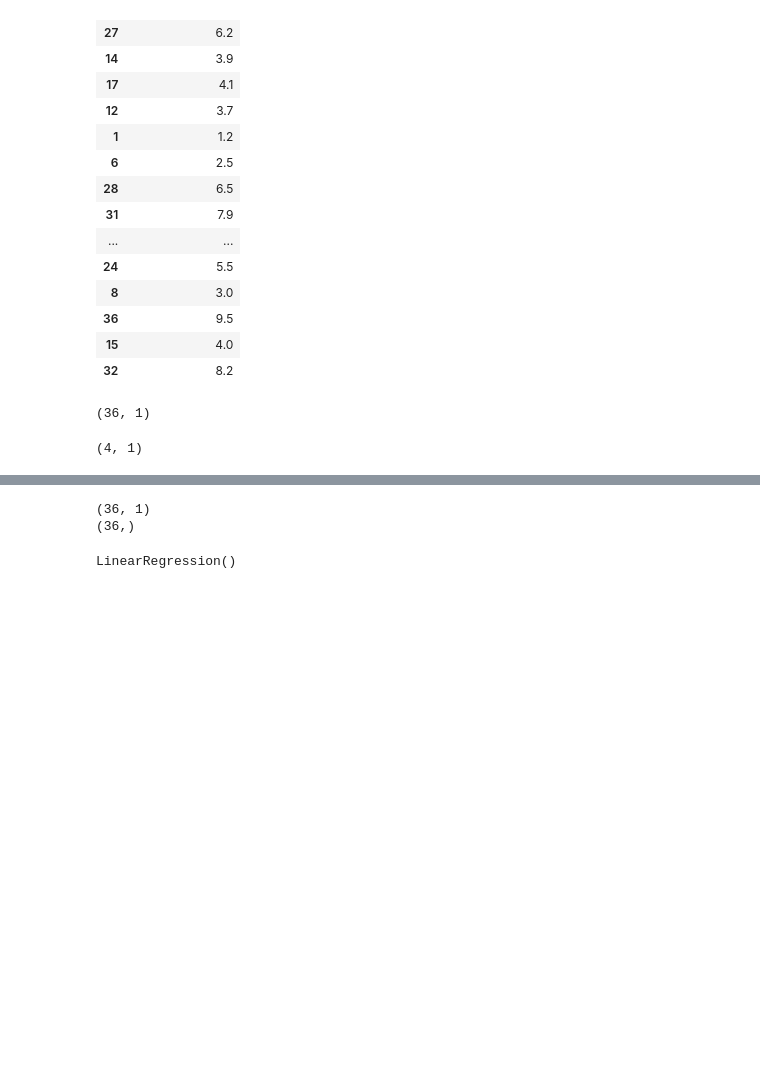
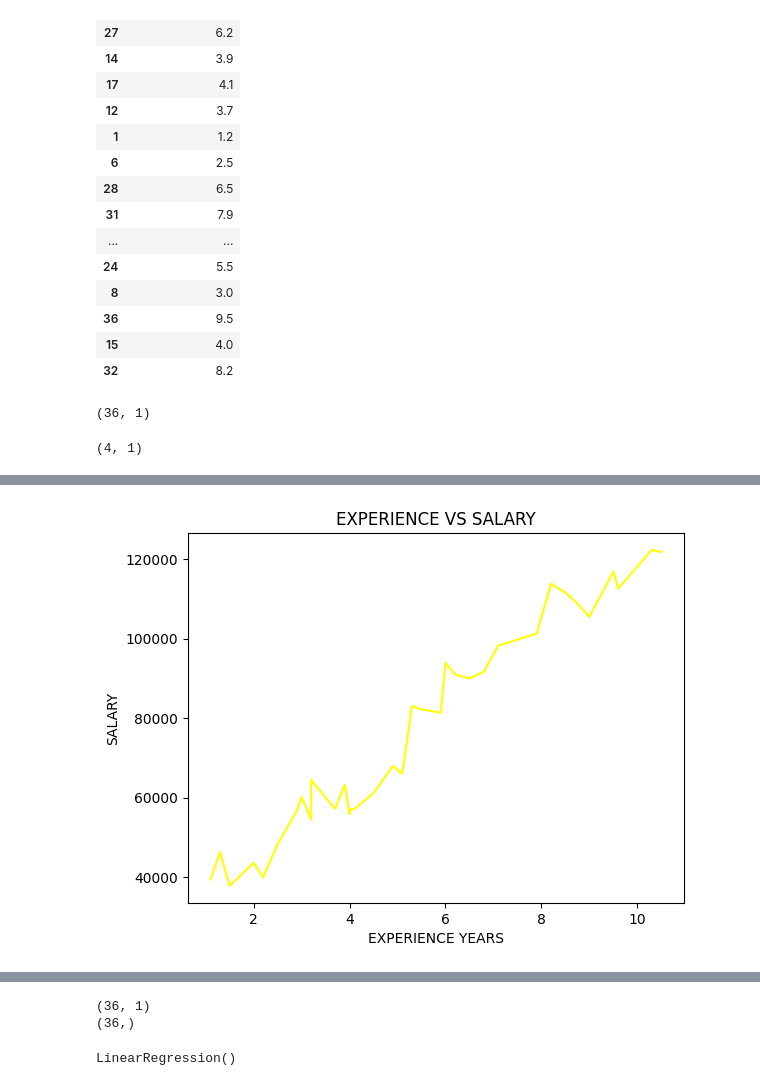
Before and after one commit to ayushsunil/ML, a Jupyter notebook: base.ipynb, the cells around one changed output, grey strips where cells are left out. Cells and saved outputs as stored; diff of their text form; code cells hidden in the pictures; blank space fills up the shorter version.

```diff
--- a/base.ipynb
+++ b/base.ipynb
@@ -190,0 +211,9 @@ y_train.shape
+# %%
+import matplotlib.pyplot as plt
+plt.plot(sal["Experience Years"],sal["Salary"],color='yellow')
+plt.ylabel('SALARY')
+plt.xlabel('EXPERIENCE YEARS')
+plt.title('EXPERIENCE VS SALARY')
+plt.show()
+# %% [output]
+[figure, added]
```
Also changed, not shown: parts of 6 cells of this notebook.
